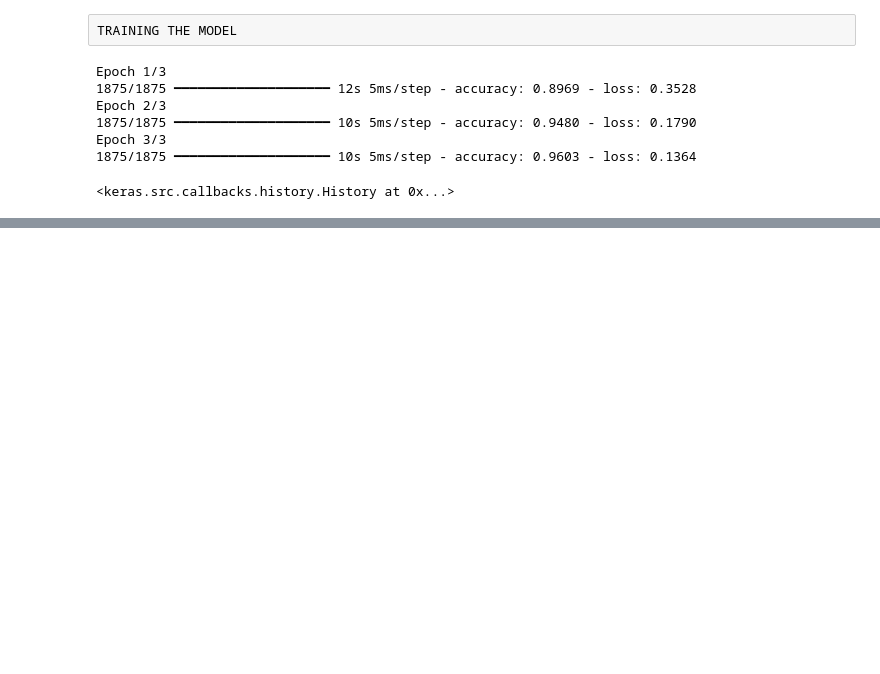
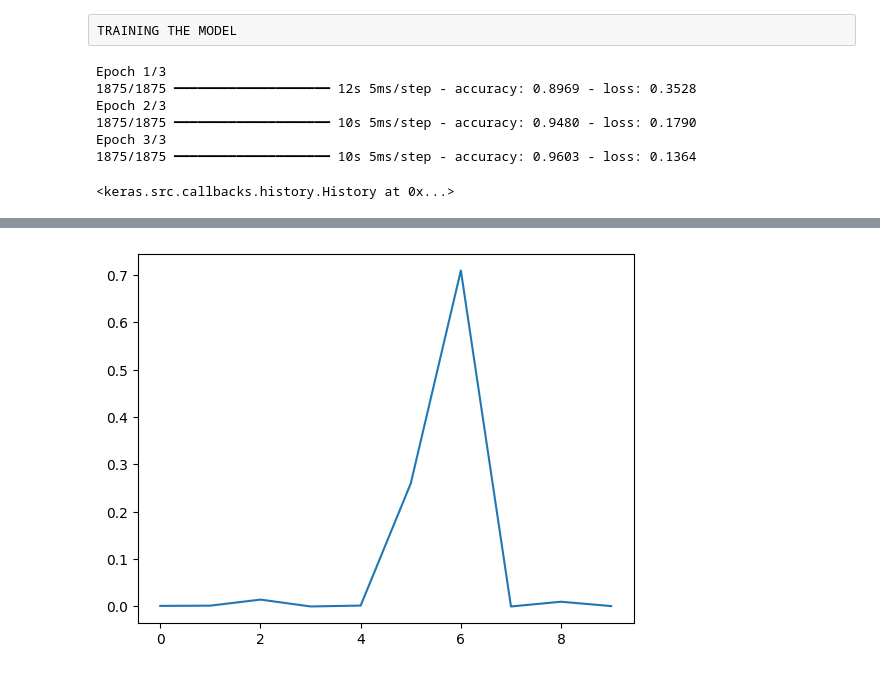
Before and after one commit to useramc/mnist_digit_classifier, a Jupyter notebook: Notebook_1.ipynb, the cells around one changed output, grey strips where cells are left out. Saved outputs shown, nothing was run; the diff lists cells and outputs as text; code cells hidden in the pictures; blank space fills up the shorter version.

```diff
--- a/Notebook_1.ipynb
+++ b/Notebook_1.ipynb
@@ -162,0 +195,7 @@ print('Test set accuracy: ',accuracy*100)
+# %%
+plt.plot(preds[8])
+plt.show()
+
+#probability of (8+1)th sample being missclassifed.
+# %% [output]
+[figure, added]
```
Also changed, not shown: parts of 4 cells of this notebook.
